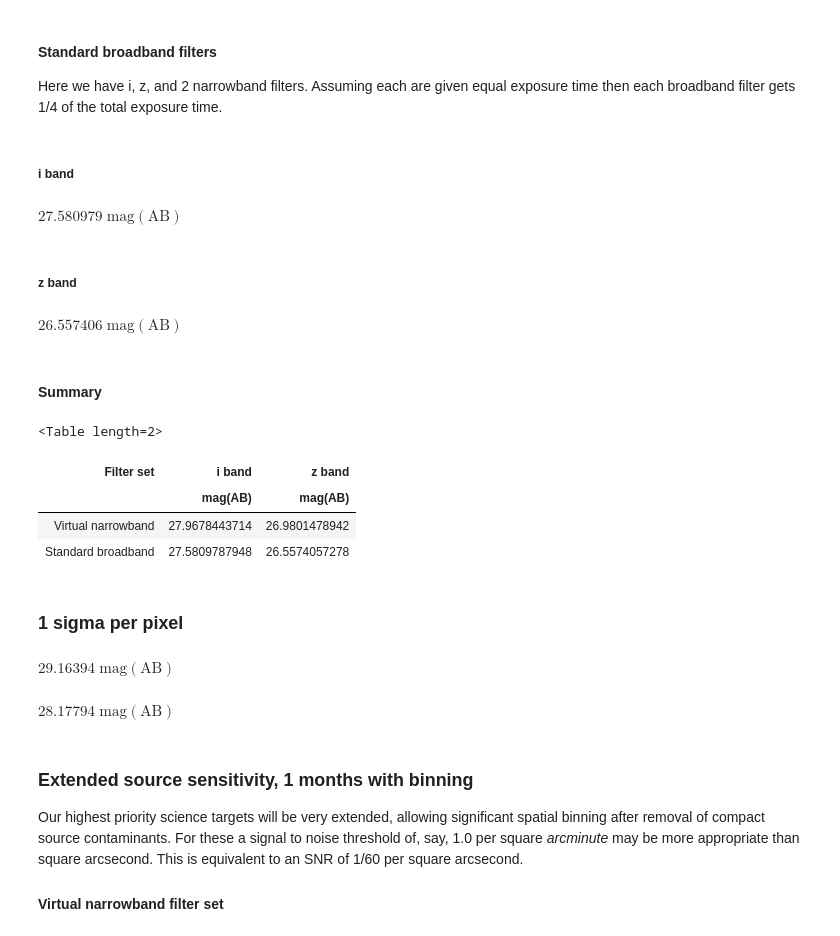
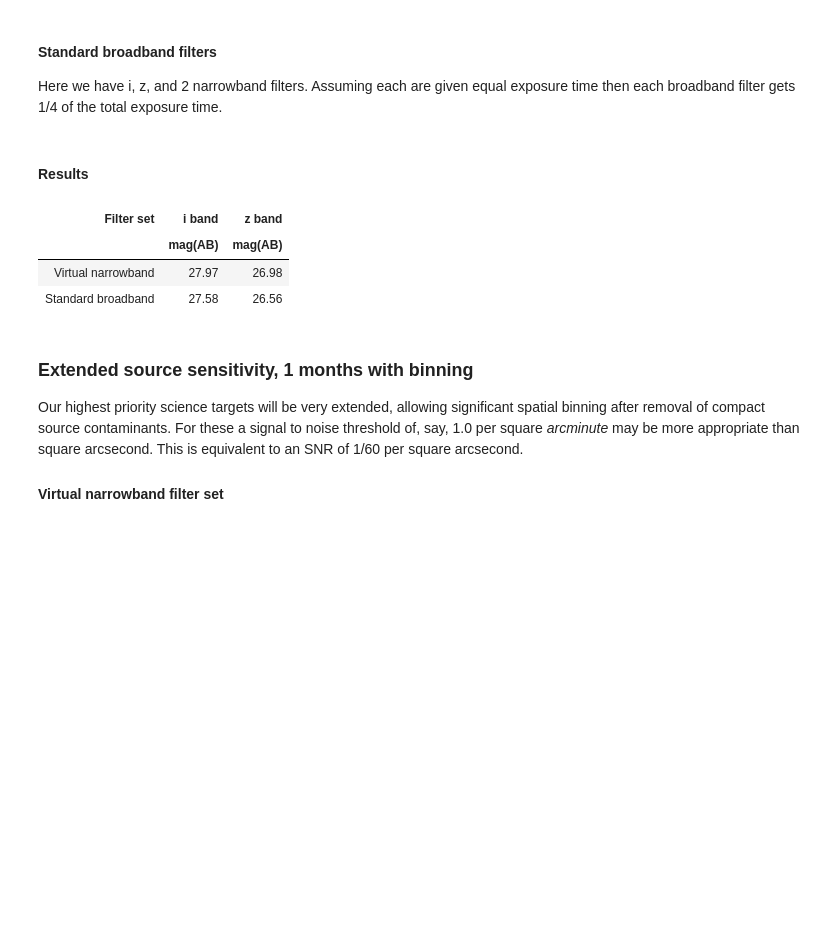
Before and after one commit to AstroHuntsman/gunagala, a Jupyter notebook: examples/Australian Space Eye 2017.ipynb, the cells around one changed output. Cells and saved outputs as stored; diff of their text form; code cells hidden in the pictures; blank space fills up the shorter version.

Commit message:
Tidied ASE notebook

```diff
--- a/examples/Australian Space Eye 2017.ipynb
+++ b/examples/Australian Space Eye 2017.ipynb
@@ -21,5 +22,11 @@ import matplotlib.pyplot as plt
 import astropy.units as u
 from astropy.table import Table
+# %%
+# Minimal, uncluttered notebook display of astropy Tables
+def show_no_dtype(astropy_table):
+    return HTML('\n'.join(astropy_table.pformat(html=True,
+                                                show_dtype=False,
+                                                tableclass="table-condensed table-bordered")))
 # %% [markdown]
 ## Import gunagala
 
@@ -314,38 +315,27 @@ filter_fraction = 1 / 4
-# %% [markdown]
-##### i band
 # %%
+filter_fraction = 1 / 4
+
 iasb = ase_2017.extended_source_limit(total_exp_time = 1 * 30 * u.day * duty_cycle * filter_fraction,
                                       sub_exp_time = 40 * u.minute,
                                       filter_name = 'ase_i1',
                                       snr_target=1.0,
                                       calc_type='per arcsecond squared')
-iasb
+
+zasb = ase_2017.extended_source_limit(total_exp_time = 1 * 30 * u.day * duty_cycle * filter_fraction,
+                                      sub_exp_time = 40 * u.minute,
+                                      filter_name = 'ase_z3',
+                                      snr_target=1.0,
+                                      calc_type='per arcsecond squared')
-# %% [output]
-$27.580979 \; \mathrm{mag}$$\mathrm{\left( \mathrm{AB} \right)}$
-# %% [markdown]
-##### z band
-# %%
-zasb = ase_2017.extended_source_limit(total_exp_time = 1 * 30 * u.day * duty_cycle * filter_fraction,
-                                      sub_exp_time = 40 * u.minute,
-                                      filter_name = 'ase_z3',
-                                      snr_target=1.0,
-                                      calc_type='per arcsecond squared')
-zasb
-# %% [output]
-$26.557406 \; \mathrm{mag}$$\mathrm{\left( \mathrm{AB} \right)}$
 # %% [markdown]
-#### Summary
+#### Results
 # %%
 t1 = Table(data = (('Virtual narrowband', 'Standard broadband'),
-                   u.Quantity((iasv, iasb)),
-                   u.Quantity((zasv, zasb))),
+                   u.Quantity((iasv, iasb)).round(decimals=2),
+                   u.Quantity((zasv, zasb)).round(decimals=2)),
            names=('Filter set', 'i band', 'z band'))
-t1.show_in_notebook(show_row_index=False)
+show_no_dtype(t1)
 # %% [output]
-<Table length=2>
 | Filter set | i band | z band |
 |  | mag(AB) | mag(AB) |
-| Virtual narrowband | 27.9678443714 | 26.9801478942 |
-| Standard broadband | 27.5809787948 | 26.5574057278 |
+| Virtual narrowband | 27.97 | 26.98 |
+| Standard broadband | 27.58 | 26.56 |
-# %% [markdown]
-### 1 sigma per pixel
@@ -354,21 +342,3 @@ filter_fraction = 3 / 6
-# %%
-ipv = ase_2016.extended_source_limit(total_exp_time = 1 * 30 * u.day * duty_cycle * filter_fraction,
-                                     sub_exp_time = 40 * u.minute,
-                                     filter_name = 'ase_i2',
-                                     snr_target=1.0,
-                                     calc_type='per pixel')
-ipv
-# %% [output]
-$29.16394 \; \mathrm{mag}$$\mathrm{\left( \mathrm{AB} \right)}$
-# %%
-zpv = ase_2016.extended_source_limit(total_exp_time = 1 * 30 * u.day * duty_cycle * filter_fraction,
-                                     sub_exp_time = 40 * u.minute,
-                                     filter_name = 'ase_z2',
-                                     snr_target=1.0,
-                                     calc_type='per pixel')
-zpv
-# %% [output]
-$28.17794 \; \mathrm{mag}$$\mathrm{\left( \mathrm{AB} \right)}$
 # %% [markdown]
 ### Extended source sensitivity, 1 months with binning
 
```
Also changed, not shown: parts of 27 cells of this notebook.
